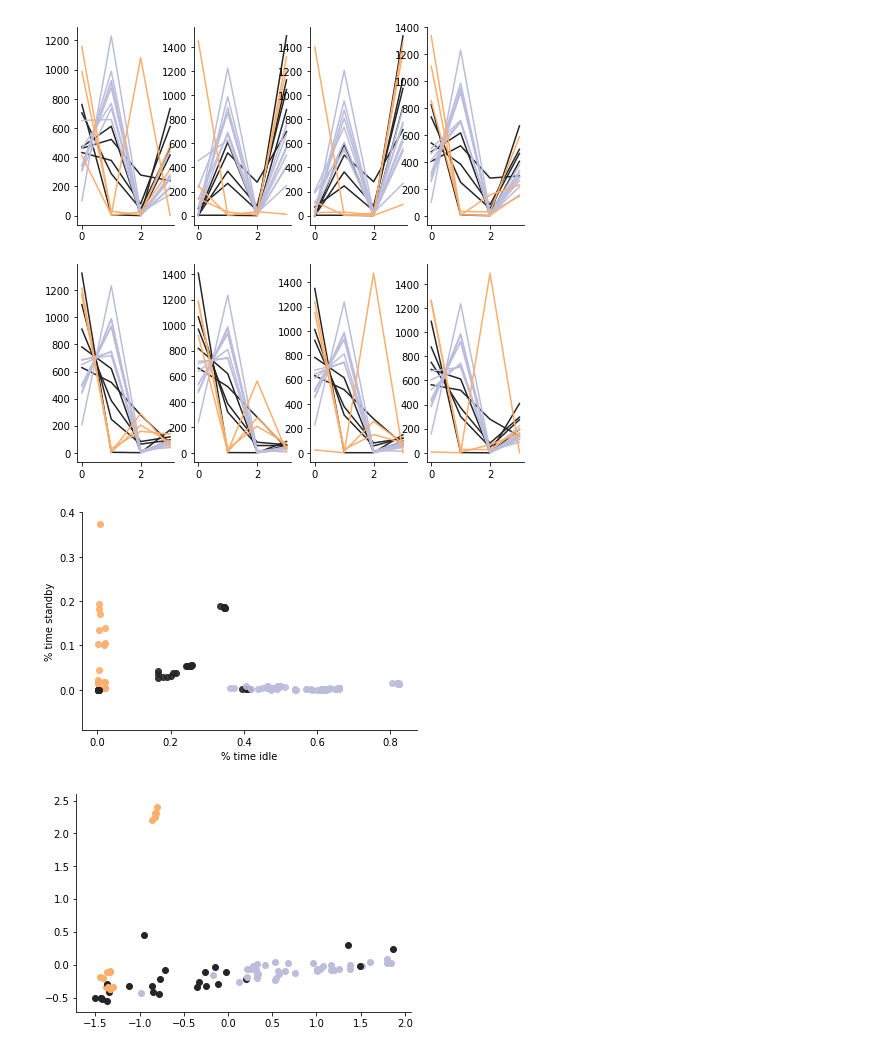
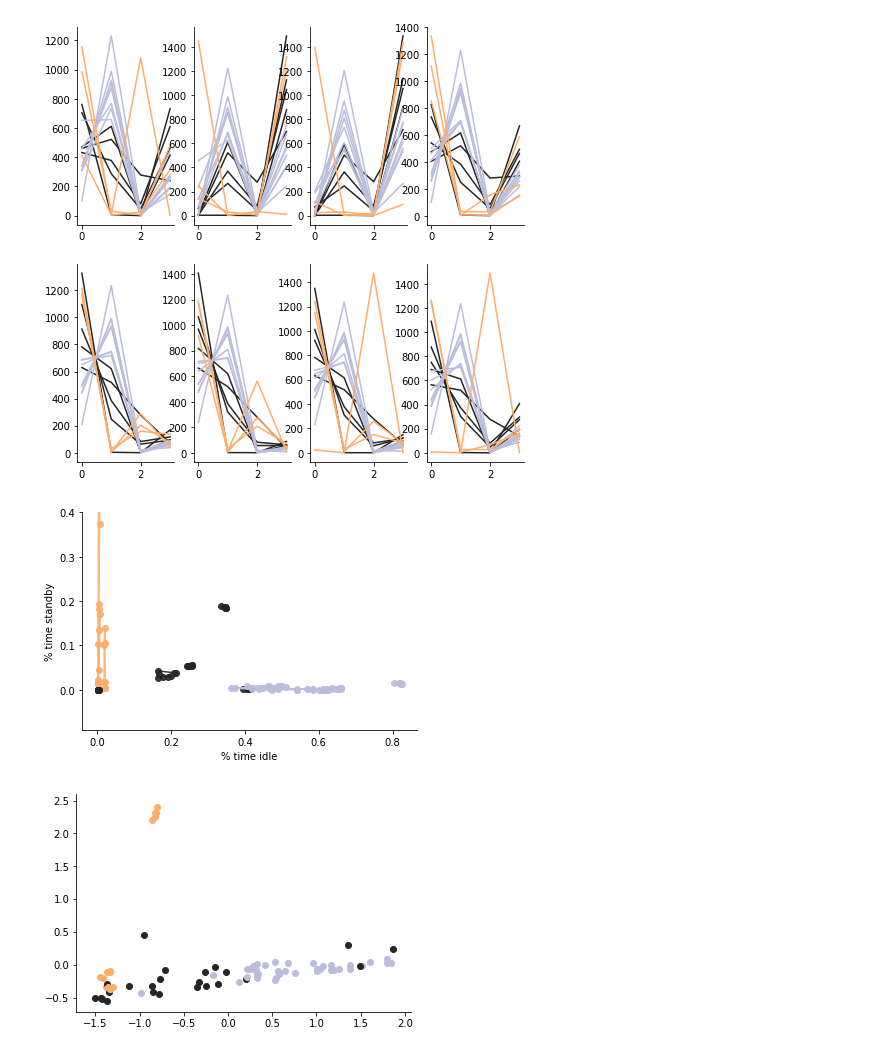
Before and after one commit to jamesjarlathlong/continuous, a Jupyter notebook: clustering.ipynb, the cells around one changed output. Cells and saved outputs as stored; diff of their text form; code cells hidden in the pictures.

```diff
--- a/clustering.ipynb
+++ b/clustering.ipynb
@@ -94,35 +94,35 @@ def feature_2d_all(feature,number_aggregated = 1):
 from mpl_toolkits.mplot3d import Axes3D
 fig = plt.figure()
 ax =fig.add_subplot(111)
 def plot2d(data,ax,aggregated = 1):
     groups = {'worker':['S0','S3','S5','S6','S4'],
               'idler':['S12','S10','S9','S15']+['S13','S11','S14','S7'],
               'saver':['S8','S1','S2']}#,'S2']}
     colorkey = {'worker':["#252525","#000000"]
                 ,'idler':["#bcbddc","#9e9ac8","#807dba","#6a51a3","#54278f","#3f007d"]
                 ,'saver':["#fdae6b","#fd8d3c","#f16913","#d94801","#a63603","#7f2704"]}
     for g, sensors in groups.items():
         for idx,s in enumerate(sensors):
             feature = extract_timesensitive_feature(data[s])
             linerepx, linerepy,linerepz = feature_to_3d(feature,aggregated)
             #ax.scatter(np.mean(linerepy),np.mean(linerepx),color=colorkey[g][0],alpha=1)#
             #if g=='saver':
-            ax.scatter(linerepy,linerepx,color=colorkey[g][0],alpha=0.9, marker='o')
+            ax.plot(linerepy,linerepx,color=colorkey[g][0],alpha=0.9, marker='o')
     return ax
 #for run in statetracelearned:
 #    data = create_trace(run)
 #    number_aggregated = 1
 #    ax = plot2d(data,ax)
 ax = plot2d(alltraces,ax,5)
 #ax.set_yscale('log')
 #ax.set_xscale('log')
 ax.set_ylim([-0.09,0.4])
 #ax.set_xlim([-1,1])
 ax.set_ylabel('% time standby')
 ax.set_xlabel('% time idle')
 sns.despine()
 # %% [output]
-[figure, old version]
+[figure, new version]
 # %%
 groups = {'worker':['S4','S5','S6','S0','S3'],
               'idler':['S12','S10','S9','S15']+['S13','S11','S14','S7'],
```
Also changed, not shown: 1 other file.
